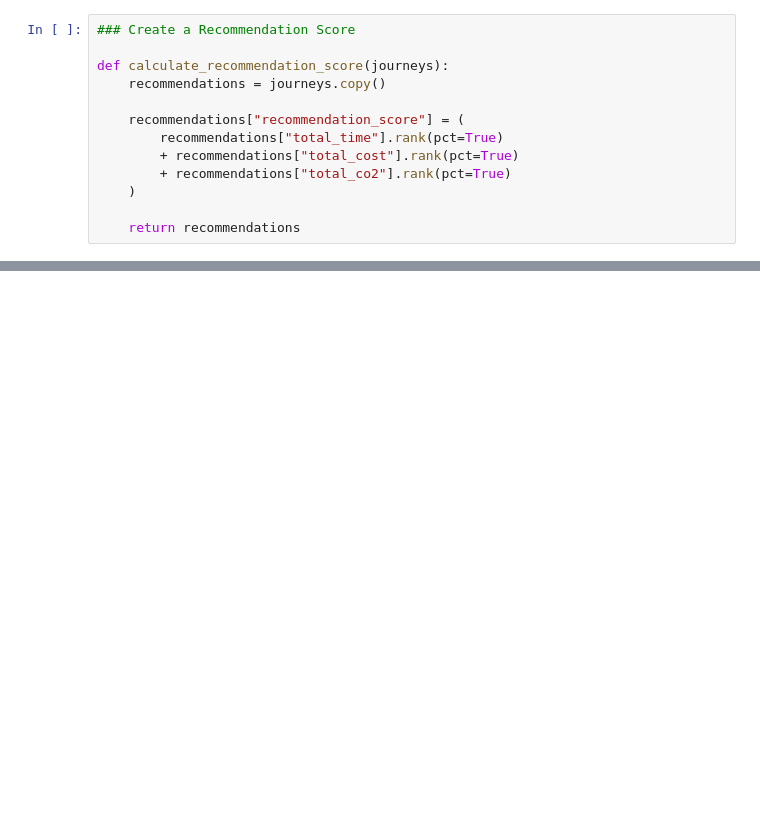
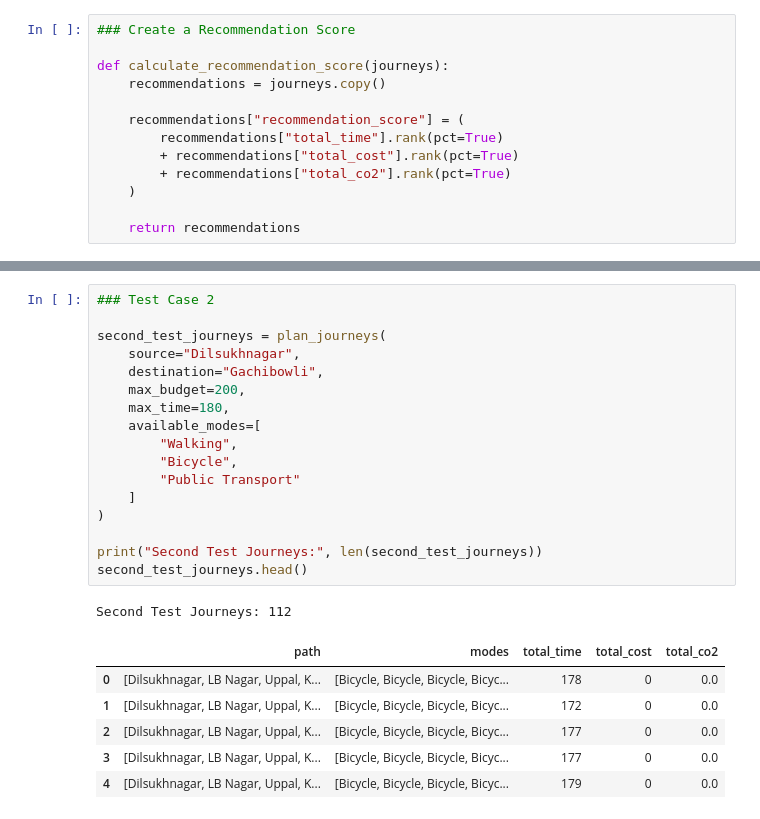
Before and after one commit to thanmai-09/ai-sustainable-multimodal-route-planner, a Jupyter notebook: sustainable_multimodal_route_planner.ipynb, the cells around one changed output, grey strips where cells are left out. Cells and saved outputs as stored; diff of their text form; blank space fills up the shorter version.

```diff
--- a/sustainable_multimodal_route_planner.ipynb
+++ b/sustainable_multimodal_route_planner.ipynb
@@ -1840,0 +1870,25 @@ recommended_route[
+# %%
+### Test Case 2
+
+second_test_journeys = plan_journeys(
+    source="Dilsukhnagar",
+    destination="Gachibowli",
+    max_budget=200,
+    max_time=180,
+    available_modes=[
+        "Walking",
+        "Bicycle",
+        "Public Transport"
+    ]
+)
+
+print("Second Test Journeys:", len(second_test_journeys))
+second_test_journeys.head()
+# %% [output]
+Second Test Journeys: 112
+|  | path | modes | total_time | total_cost | total_co2 |
+| 0 | [Dilsukhnagar, LB Nagar, Uppal, K... | [Bicycle, Bicycle, Bicycle, Bicyc... | 178 | 0 | 0.0 |
+| 1 | [Dilsukhnagar, LB Nagar, Uppal, K... | [Bicycle, Bicycle, Bicycle, Bicyc... | 172 | 0 | 0.0 |
+| 2 | [Dilsukhnagar, LB Nagar, Uppal, K... | [Bicycle, Bicycle, Bicycle, Bicyc... | 177 | 0 | 0.0 |
+| 3 | [Dilsukhnagar, LB Nagar, Uppal, K... | [Bicycle, Bicycle, Bicycle, Bicyc... | 177 | 0 | 0.0 |
+| 4 | [Dilsukhnagar, LB Nagar, Uppal, K... | [Bicycle, Bicycle, Bicycle, Bicyc... | 179 | 0 | 0.0 |
```
Also changed, not shown: parts of 16 cells of this notebook, 3 other files.
